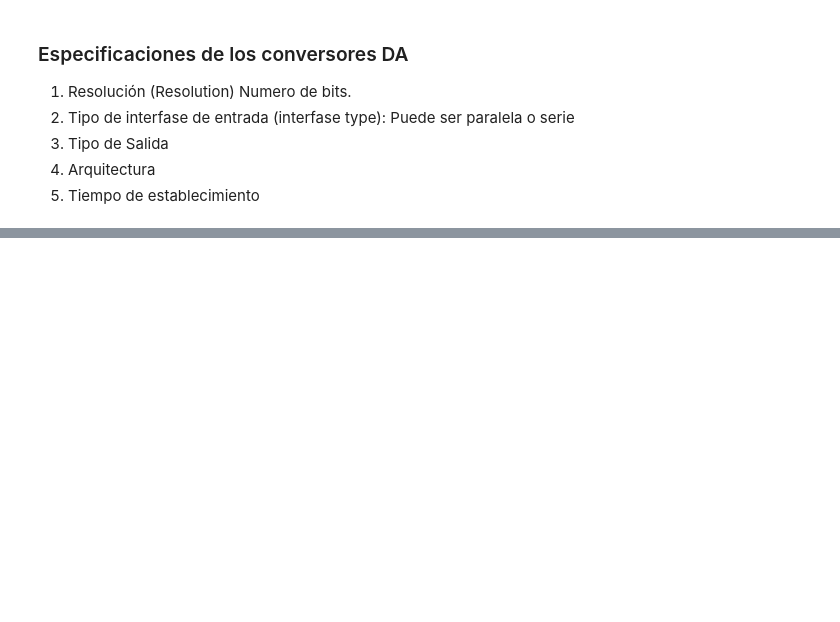
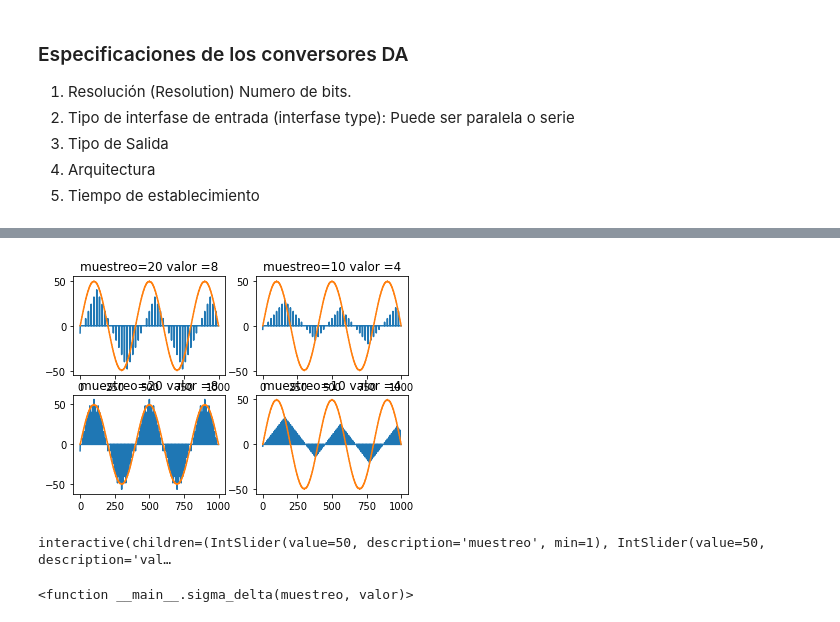
Before and after one commit to hoyosdani/Digital_unsa, a Jupyter notebook: Muestreo.ipynb, the cells around one changed output, grey strips where cells are left out. Saved outputs shown, nothing was run; the diff lists cells and outputs as text; code cells hidden in the pictures; blank space fills up the shorter version.

Commit message:
Add files via upload
se agrego sigma delta

```diff
--- a/Muestreo.ipynb
+++ b/Muestreo.ipynb
@@ -624,0 +606,36 @@ Los errores de los dispositivos se deben a pequeñas variaciones en los componen
+# %%
+def sigma_delta(muestreo,valor):
+    t=arange(0,1000)
+    s=arange(0,1000)
+    s1=zeros(1000)
+    integral=0
+    w=2*pi/400
+    s[t]=50*sin(w*t)
+    for t1 in range(0,1000,muestreo):
+        if s[t1]> integral:
+            integral=integral+valor
+        else:
+            integral=integral-valor
+        s1[t1]=integral
+    plot(t,s1)
+    plot(t,s)
+# %%
+subplot(2,2,1)
+title("muestreo=20 valor =8")
+sigma_delta(20,8)
+subplot(2,2,2)
+title("muestreo=10 valor =4")
+sigma_delta(20,4)
+subplot(2,2,3)
+title("muestreo=20 valor =8")
+sigma_delta(10,8)
+subplot(2,2,4)
+title("muestreo=10 valor =4")
+sigma_delta(10,2)
+# %% [output]
+[figure, added]
+# %%
+interact(sigma_delta, muestreo=(1,100), valor=(1,100))
+# %% [output]
+interactive(children=(IntSlider(value=50, description='muestreo', min=1), IntSlider(value=50, description='val…
+<function __main__.sigma_delta(muestreo, valor)>
```
Also changed, not shown: parts of 2 cells of this notebook.
